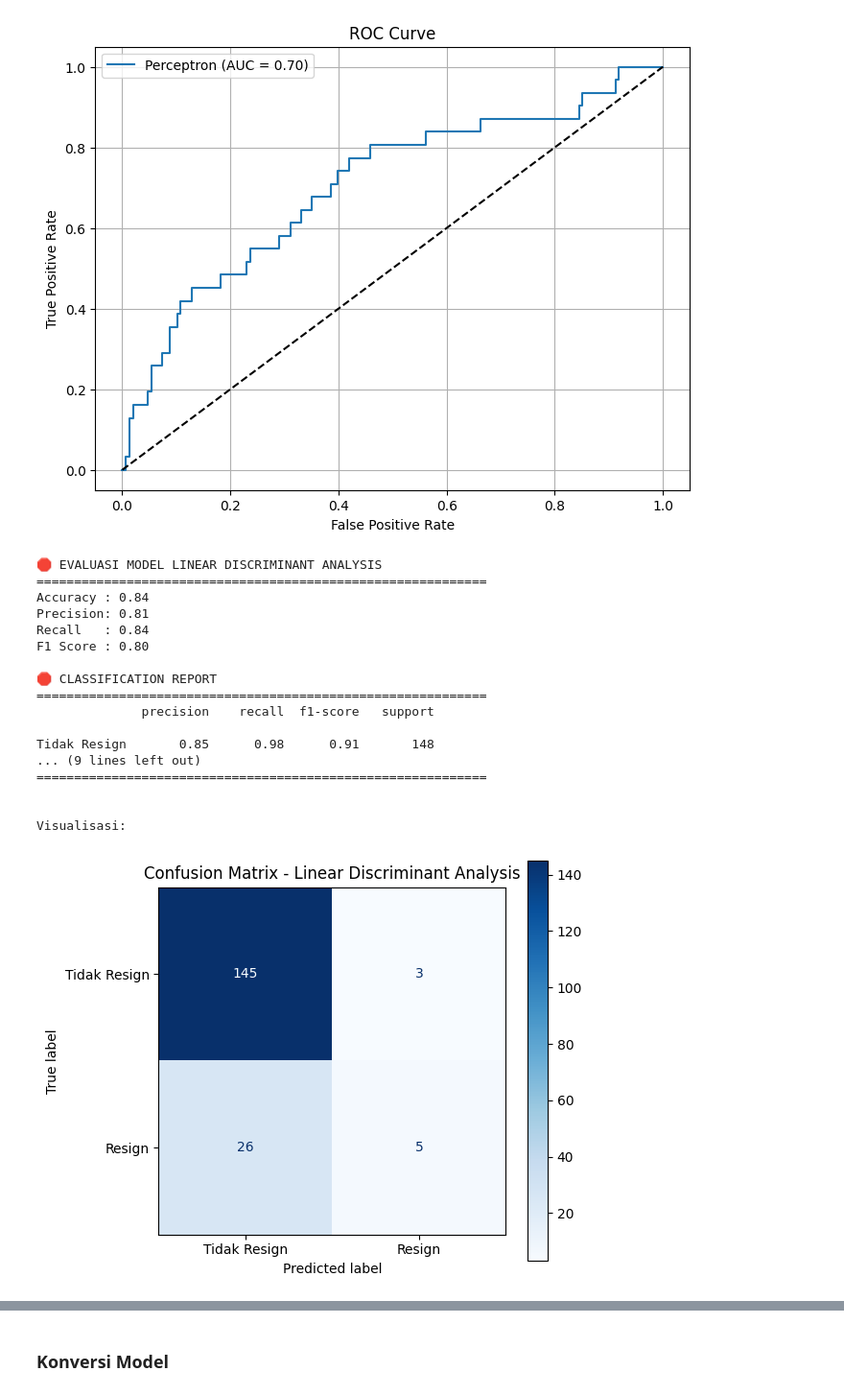
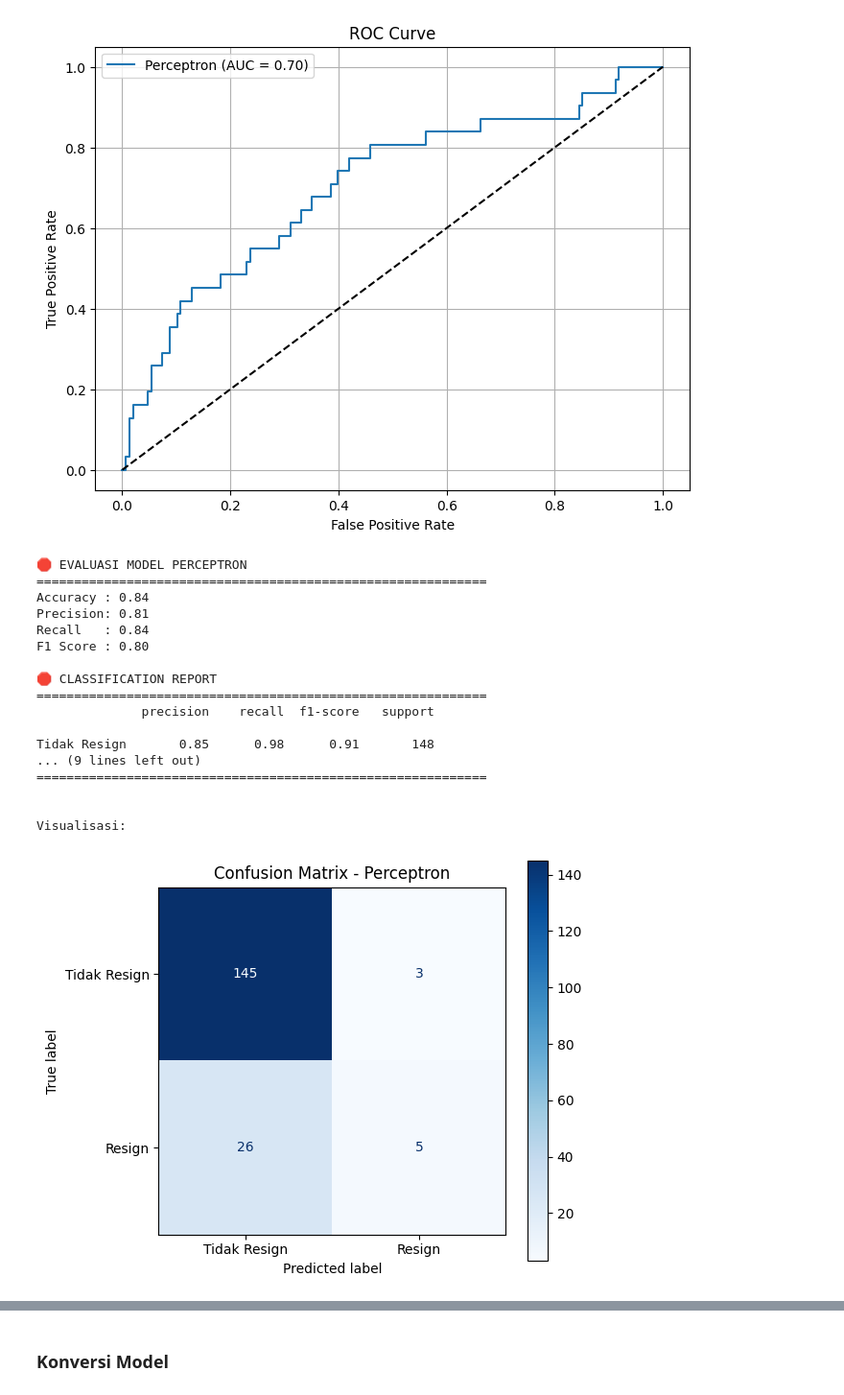
Before and after one commit to alouvre/BPDS_DicodingSubmission_Proyek_Pertama_Dashboard_HR, a Jupyter notebook: BPDS_Submission_Proyek_Pertama.ipynb, the cells around one changed output, grey strips where cells are left out. Shown at 96% size. Cells and saved outputs as stored; diff of their text form; code cells hidden in the pictures.

```diff
--- a/BPDS_Submission_Proyek_Pertama.ipynb
+++ b/BPDS_Submission_Proyek_Pertama.ipynb
@@ -2025,31 +2026,31 @@ plt.show()
 # %% [output]
 [figure]
 # %%
-y_pred_LDA = model_perceptron_sel.predict(X_test_sel)
+y_pred_perceptron_sel = model_perceptron_sel.predict(X_test_sel)
 
 evaluate_model(
     y_true=y_test,
-    y_pred=y_pred_LDA,
-    model_name="Linear Discriminant Analysis",
+    y_pred=y_pred_perceptron_sel,
+    model_name="Perceptron",
     train_accuracy=model_perceptron_sel.score(X_train_sel, y_train),
     target_names=['Tidak Resign', 'Resign']
 )
 # %% [output]
-🛑 EVALUASI MODEL LINEAR DISCRIMINANT ANALYSIS
+🛑 EVALUASI MODEL PERCEPTRON
 ============================================================
 Accuracy : 0.84
 Precision: 0.81
 Recall   : 0.84
 F1 Score : 0.80
 
 🛑 CLASSIFICATION REPORT
 ============================================================
               precision    recall  f1-score   support
 
 Tidak Resign       0.85      0.98      0.91       148
 ... (9 lines left out)
 ============================================================
 
 
 Visualisasi:
-[figure, old version]
+[figure, new version]
```
Also changed, not shown: parts of 51 cells of this notebook.
